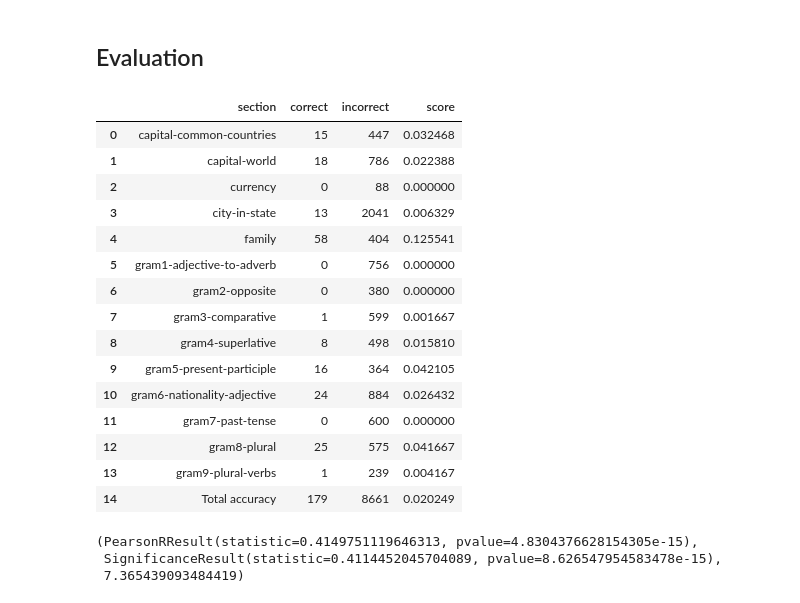
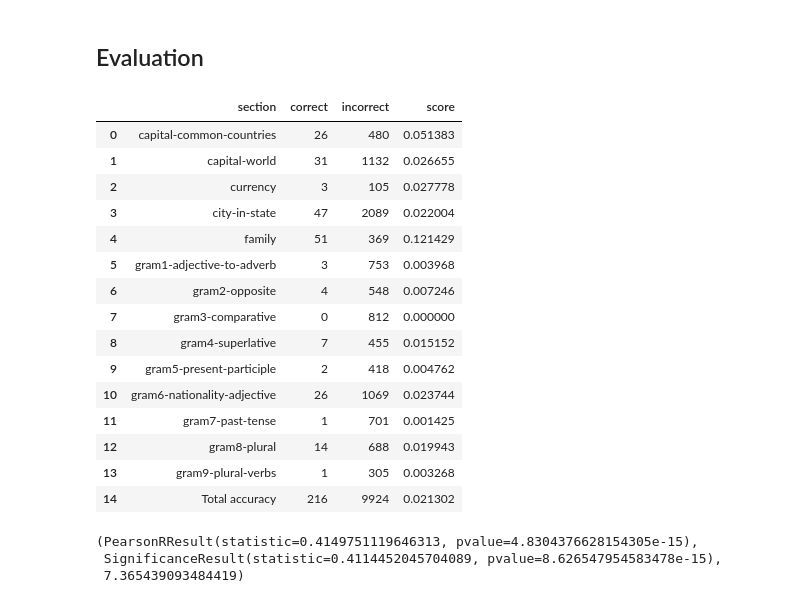
Before and after one commit to koolerkx/sns-fake-content, a Jupyter notebook: model/word-embedding/word2vec.ipynb, the cells around one changed output. Saved outputs shown, nothing was run; the diff lists cells and outputs as text; code cells hidden in the pictures.

Commit message:
Add word embedding script
refs #9

```diff
--- a/model/word-embedding/word2vec.ipynb
+++ b/model/word-embedding/word2vec.ipynb
@@ -37,8 +39,8 @@ total word count:  14274283
 # %%
 model = Word2Vec(corpus)
 # %%
-model.save('word2vec.model')
-model = Word2Vec.load('word2vec.model')
+model.save('word2vec_default.model')
+model = Word2Vec.load('word2vec_default.model')
 # %%
 # https://www.kaggle.com/code/jerrykuo7727/word2vec
 def most_similar(w2v_model, words, topn=10):
@@ -173,27 +184,27 @@ def evaluate_model(per_list):
 # %%
 # https://radimrehurek.com/gensim/auto_examples/tutorials/run_word2vec.html
 from gensim.test.utils import datapath
 
-performance = model_250.wv.evaluate_word_analogies(datapath("questions-words.txt"))
+performance = model.wv.evaluate_word_analogies(datapath("questions-words.txt"))
 
 evaluate_model(performance[1])
 # %% [output]
 |  | section | correct | incorrect | score |
-| 0 | capital-common-countries | 15 | 447 | 0.032468 |
-| 1 | capital-world | 18 | 786 | 0.022388 |
-| 2 | currency | 0 | 88 | 0.000000 |
-| 3 | city-in-state | 13 | 2041 | 0.006329 |
-| 4 | family | 58 | 404 | 0.125541 |
-| 5 | gram1-adjective-to-adverb | 0 | 756 | 0.000000 |
-| 6 | gram2-opposite | 0 | 380 | 0.000000 |
-| 7 | gram3-comparative | 1 | 599 | 0.001667 |
-| 8 | gram4-superlative | 8 | 498 | 0.015810 |
-| 9 | gram5-present-participle | 16 | 364 | 0.042105 |
-| 10 | gram6-nationality-adjective | 24 | 884 | 0.026432 |
-| 11 | gram7-past-tense | 0 | 600 | 0.000000 |
-| 12 | gram8-plural | 25 | 575 | 0.041667 |
-| 13 | gram9-plural-verbs | 1 | 239 | 0.004167 |
-| 14 | Total accuracy | 179 | 8661 | 0.020249 |
+| 0 | capital-common-countries | 26 | 480 | 0.051383 |
+| 1 | capital-world | 31 | 1132 | 0.026655 |
+| 2 | currency | 3 | 105 | 0.027778 |
+| 3 | city-in-state | 47 | 2089 | 0.022004 |
+| 4 | family | 51 | 369 | 0.121429 |
+| 5 | gram1-adjective-to-adverb | 3 | 753 | 0.003968 |
+| 6 | gram2-opposite | 4 | 548 | 0.007246 |
+| 7 | gram3-comparative | 0 | 812 | 0.000000 |
+| 8 | gram4-superlative | 7 | 455 | 0.015152 |
+| 9 | gram5-present-participle | 2 | 418 | 0.004762 |
+| 10 | gram6-nationality-adjective | 26 | 1069 | 0.023744 |
+| 11 | gram7-past-tense | 1 | 701 | 0.001425 |
+| 12 | gram8-plural | 14 | 688 | 0.019943 |
+| 13 | gram9-plural-verbs | 1 | 305 | 0.003268 |
+| 14 | Total accuracy | 216 | 9924 | 0.021302 |
 # %%
 """
     https://radimrehurek.com/gensim/auto_examples/tutorials/run_word2vec.html
```
Also changed, not shown: parts of 55 cells of this notebook, 3 other files.
